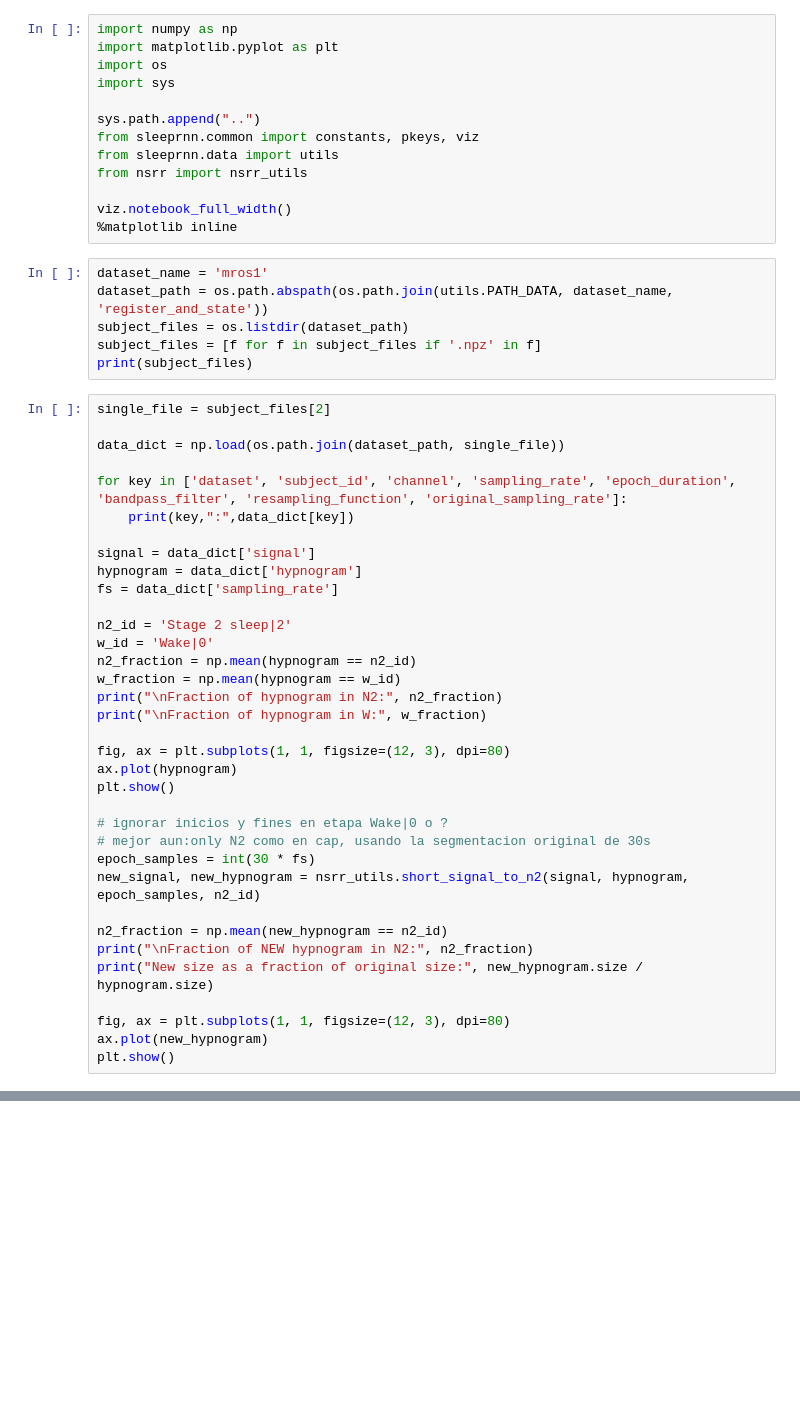
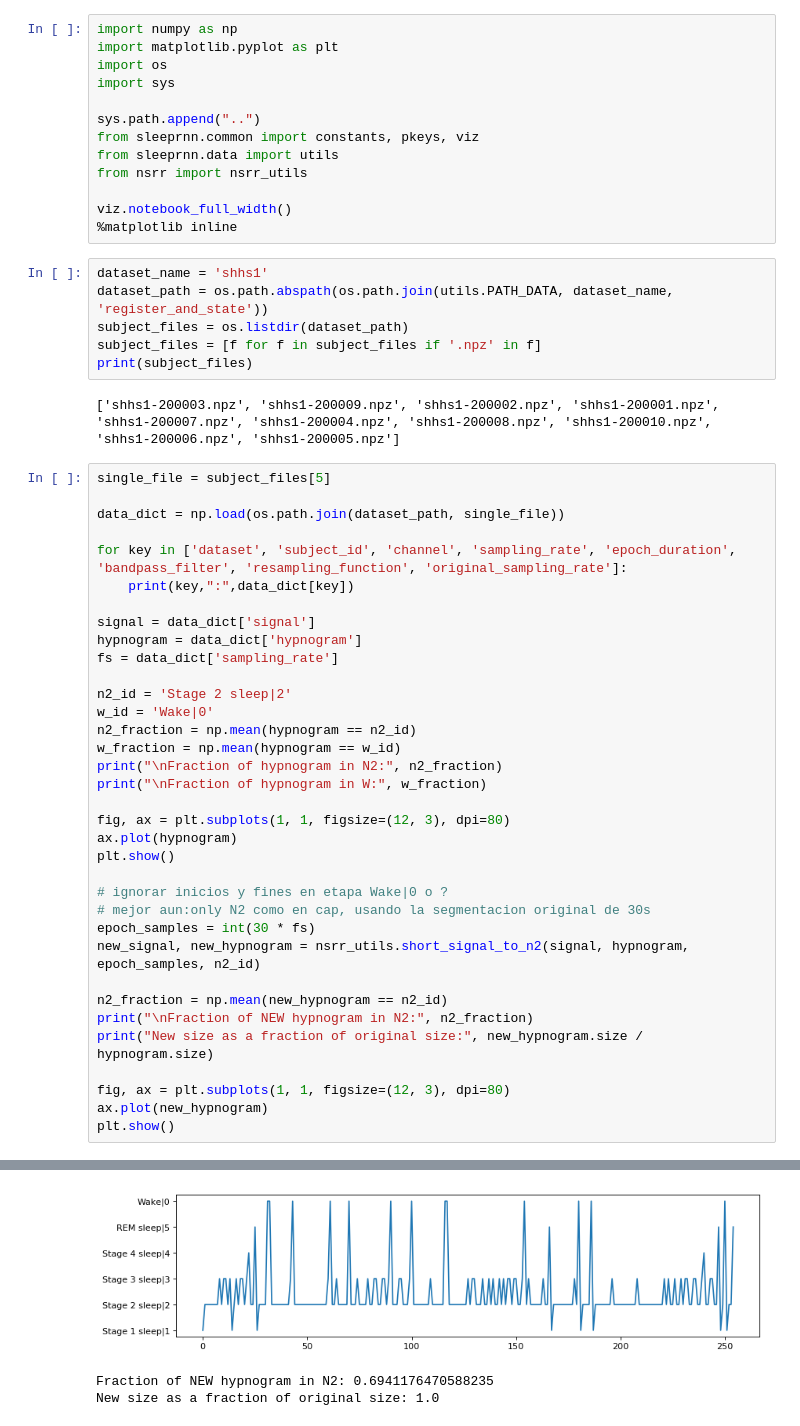
Before and after one commit to nicolasigor/sleep-rnn, a Jupyter notebook: notebooks/2021_nsrr_dev.ipynb, the cells around one changed output, grey strips where cells are left out. Drawn from its saved outputs; the diff is of its cells as text; blank space fills up the shorter version.

```diff
--- a/notebooks/2021_nsrr_dev.ipynb
+++ b/notebooks/2021_nsrr_dev.ipynb
@@ -12,13 +12,15 @@ from nsrr import nsrr_utils
 viz.notebook_full_width()
 %matplotlib inline
 # %%
-dataset_name = 'mros1'
+dataset_name = 'shhs1'
 dataset_path = os.path.abspath(os.path.join(utils.PATH_DATA, dataset_name, 'register_and_state'))
 subject_files = os.listdir(dataset_path)
 subject_files = [f for f in subject_files if '.npz' in f]
 print(subject_files)
+# %% [output]
+['shhs1-200003.npz', 'shhs1-200009.npz', 'shhs1-200002.npz', 'shhs1-200001.npz', 'shhs1-200007.npz', 'shhs1-200004.npz', 'shhs1-200008.npz', 'shhs1-200010.npz', 'shhs1-200006.npz', 'shhs1-200005.npz']
 # %%
-single_file = subject_files[2]
+single_file = subject_files[5]
 
 data_dict = np.load(os.path.join(dataset_path, single_file))
 
@@ -52,3 +54,4 @@ print("New size as a fraction of original size:", new_hypnogram.size / hypnogram
 fig, ax = plt.subplots(1, 1, figsize=(12, 3), dpi=80)
 ax.plot(new_hypnogram)
 plt.show()
+# %% [output]
@@ -54,0 +70,3 @@ plt.show()
+[figure, added]
+Fraction of NEW hypnogram in N2: 0.6941176470588235
+New size as a fraction of original size: 1.0
```
Also changed, not shown: parts of 2 cells of this notebook, 1 other file.
